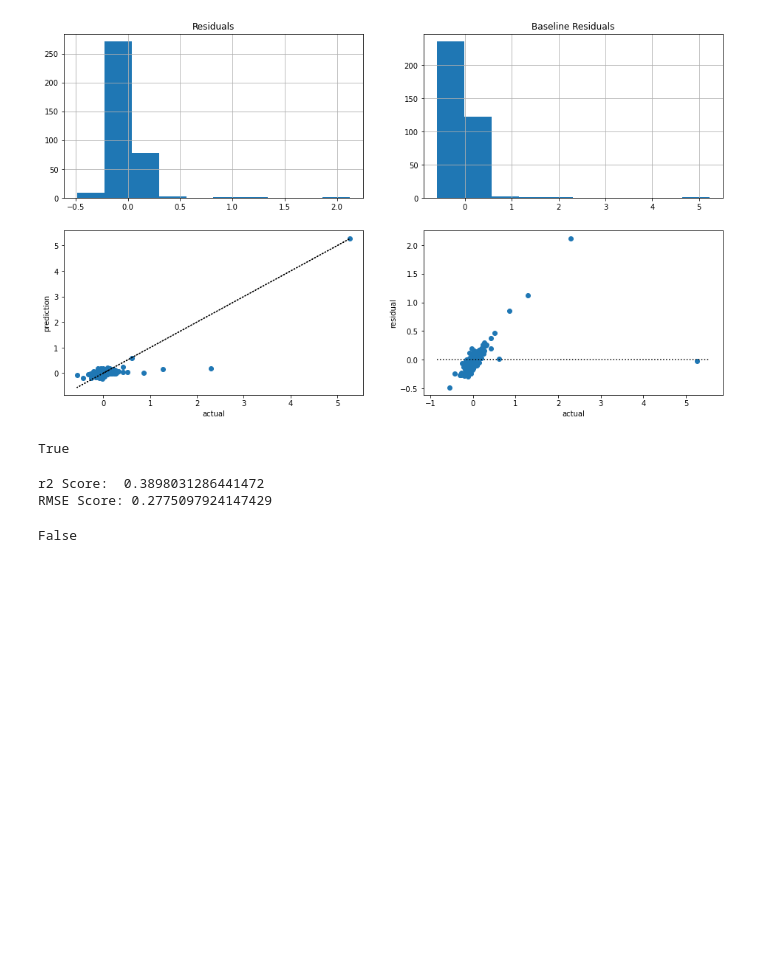
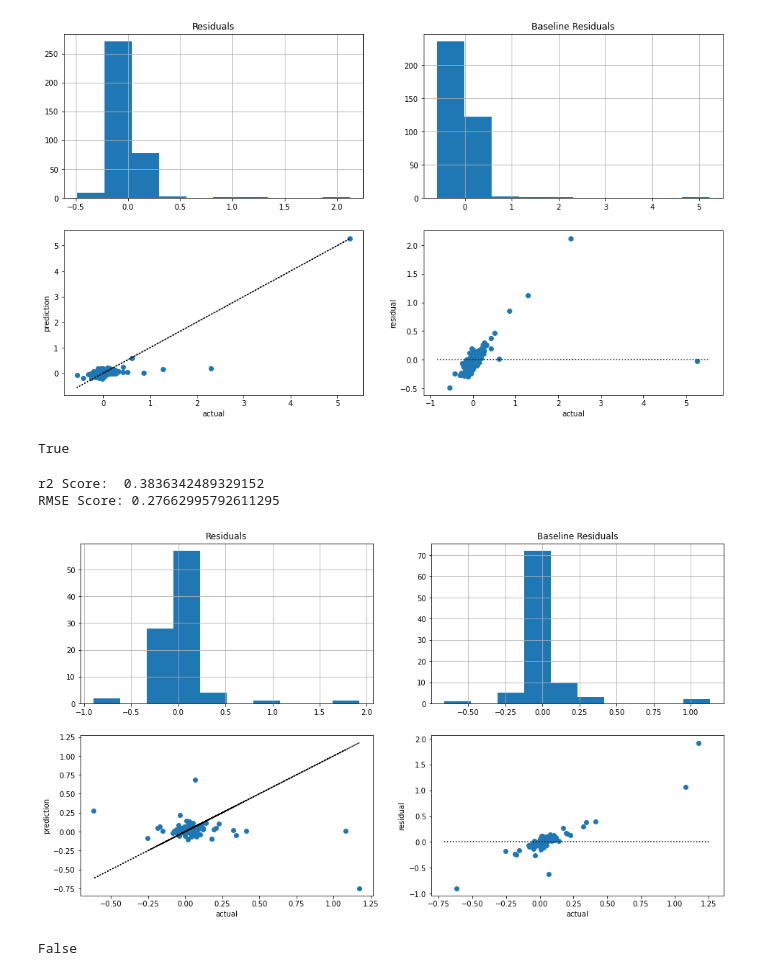
Before and after one commit to carterrxavier/clustering-project, a Jupyter notebook: Final_Notebook.ipynb, the cells around one changed output. Drawn from its saved outputs; the diff is of its cells as text; code cells hidden in the pictures; blank space fills up the shorter version.

```diff
--- a/Final_Notebook.ipynb
+++ b/Final_Notebook.ipynb
@@ -556,12 +551,13 @@ True
 # %%
 #Validate
 pl_validate = evaluate.get_model_results(evaluate.get_logbin(X_train[rfe], 1),\
                                       evaluate.get_logbin(y_train, 1).logerror,\
                                       evaluate.get_logbin(X_validate[rfe], 1),\
-                                      evaluate.get_logbin(y_validate, 1), target, 'poly')
+                                      evaluate.get_logbin(y_validate, 1), target, 'poly', graph=True)
 # %% [output]
-r2 Score:  0.3898031286441472
-RMSE Score: 0.2775097924147429
+r2 Score:  0.3836342489329152
+RMSE Score: 0.27662995792611295
+[figure, added]
 # %%
 (pl_validate[1] + baseline_up)/2 < Baseline
 # %% [output]
```
Also changed, not shown: parts of 12 cells of this notebook.
